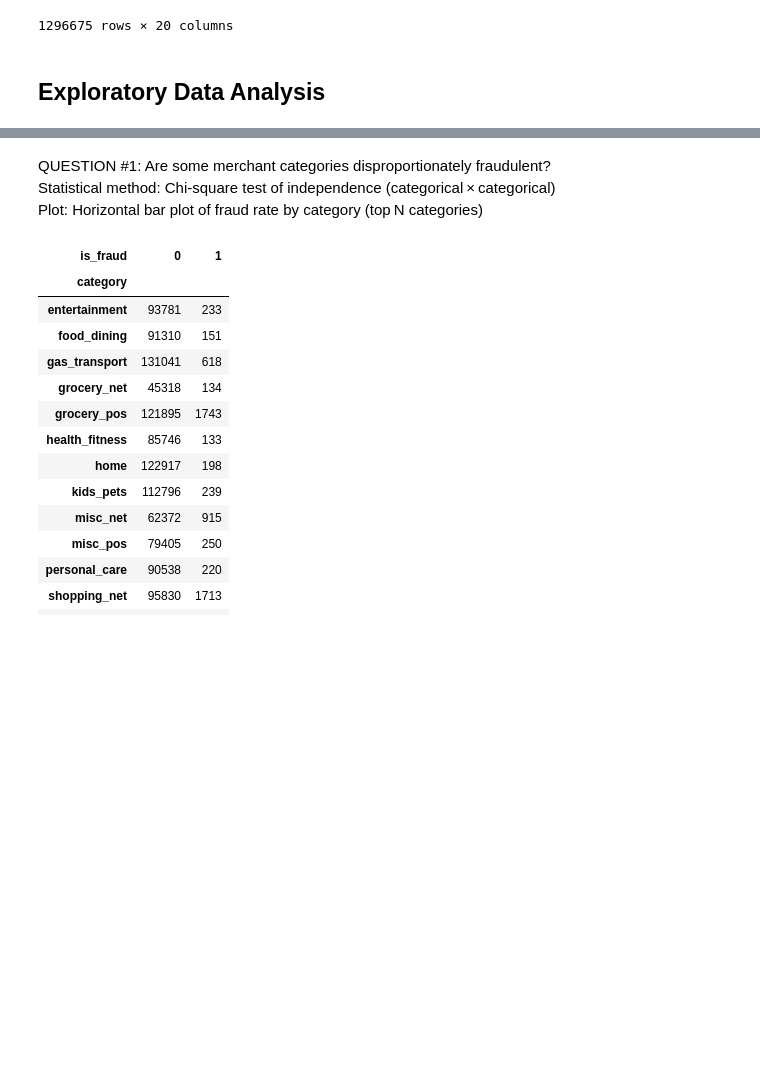
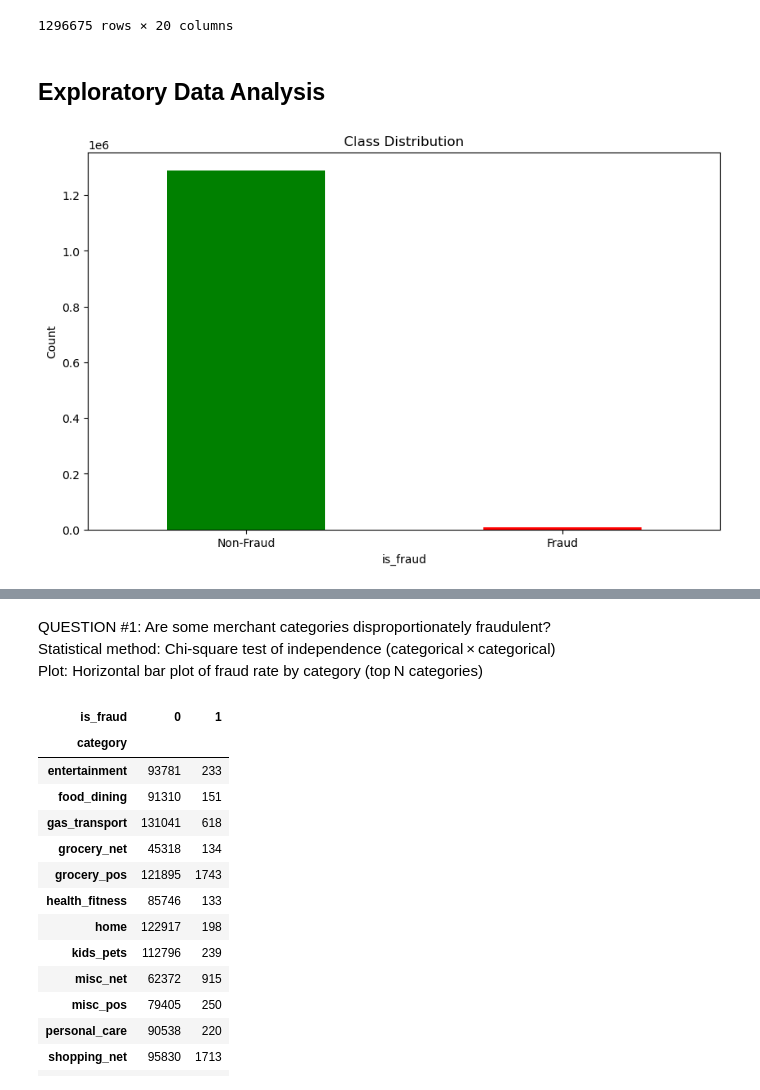
Before and after one commit to gsarav/cmsc320finalproject, a Jupyter notebook: main.ipynb, the cells around one changed output, grey strips where cells are left out. Drawn from its saved outputs; the diff is of its cells as text; code cells hidden in the pictures; blank space fills up the shorter version.

```diff
--- a/main.ipynb
+++ b/main.ipynb
@@ -131,3 +142,12 @@ dtype: object
 1296675 rows × 20 columns
 # %% [markdown]
 ## **Exploratory Data Analysis**
+# %%
+plt.figure(figsize=(10,6))
+cct_data['is_fraud'].value_counts().plot(kind='bar', color=['green', 'red'])
+plt.xticks([0,1], ['Non-Fraud', 'Fraud'], rotation=0)
+plt.title('Class Distribution')
+plt.ylabel('Count')
+plt.show()
+# %% [output]
+[figure, added]
```
Also changed, not shown: parts of 17 cells of this notebook, 1 other file.
